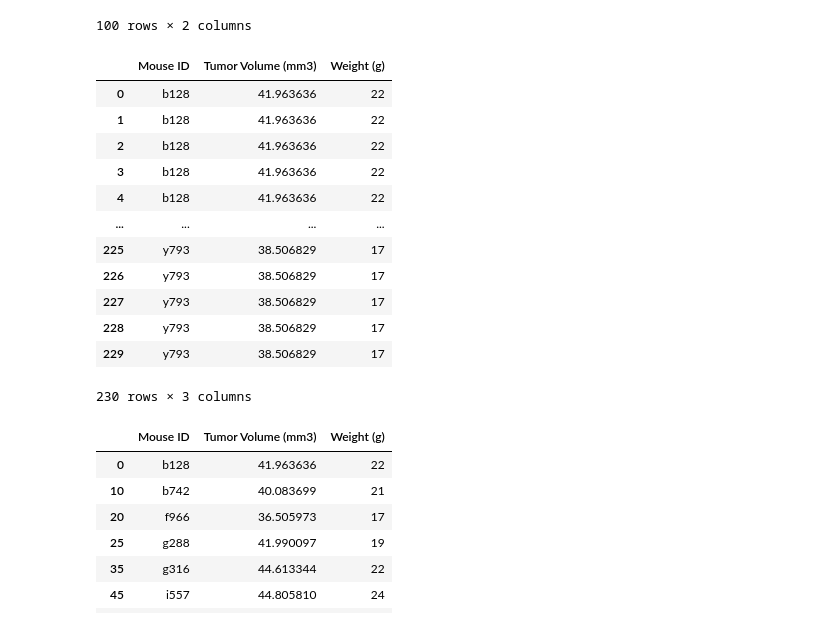
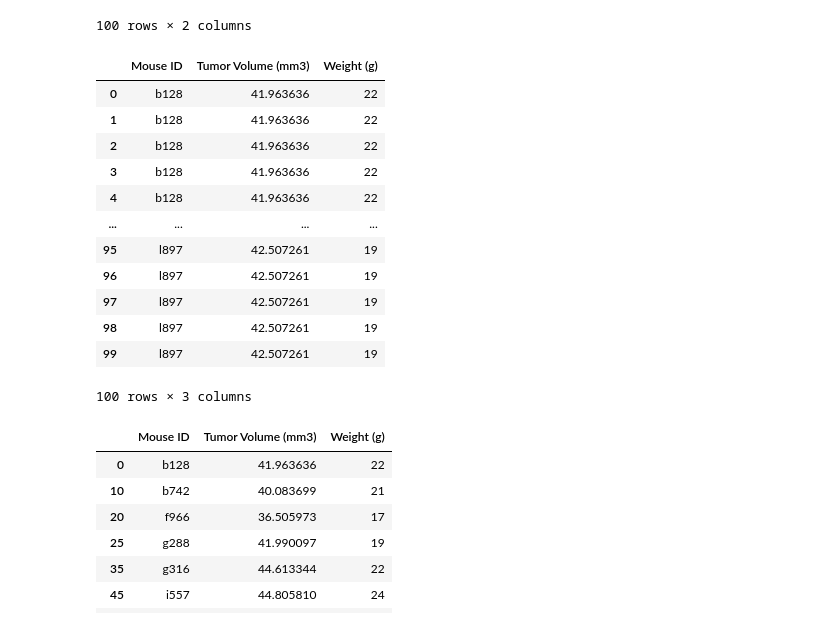
Before and after one commit to davew306/Matplotlib-Pharm, a Jupyter notebook: pymaceuticals_dw.ipynb, the cells around one changed output. Drawn from its saved outputs; the diff is of its cells as text; code cells hidden in the pictures.

```diff
--- a/pymaceuticals_dw.ipynb
+++ b/pymaceuticals_dw.ipynb
@@ -863,21 +862,21 @@ select_columns.head(100)
 100 rows × 2 columns
 # %%
 merge_volume = pd.merge(sum_mean_mulin, select_columns, left_on=['Mouse ID'], right_on = ['Mouse ID'],how = "inner")
-merge_volume
+merge_volume.head(100)
 # %% [output]
 |  | Mouse ID | Tumor Volume (mm3) | Weight (g) |
 | 0 | b128 | 41.963636 | 22 |
 | 1 | b128 | 41.963636 | 22 |
 | 2 | b128 | 41.963636 | 22 |
 | 3 | b128 | 41.963636 | 22 |
 | 4 | b128 | 41.963636 | 22 |
 | ... | ... | ... | ... |
-| 225 | y793 | 38.506829 | 17 |
-| 226 | y793 | 38.506829 | 17 |
-| 227 | y793 | 38.506829 | 17 |
-| 228 | y793 | 38.506829 | 17 |
-| 229 | y793 | 38.506829 | 17 |
+| 95 | l897 | 42.507261 | 19 |
+| 96 | l897 | 42.507261 | 19 |
+| 97 | l897 | 42.507261 | 19 |
+| 98 | l897 | 42.507261 | 19 |
+| 99 | l897 | 42.507261 | 19 |
-230 rows × 3 columns
+100 rows × 3 columns
 # %%
 mergeunique= merge_volume.drop_duplicates(subset=['Mouse ID'])
 # %%
```
Also changed, not shown: parts of 22 cells of this notebook.
